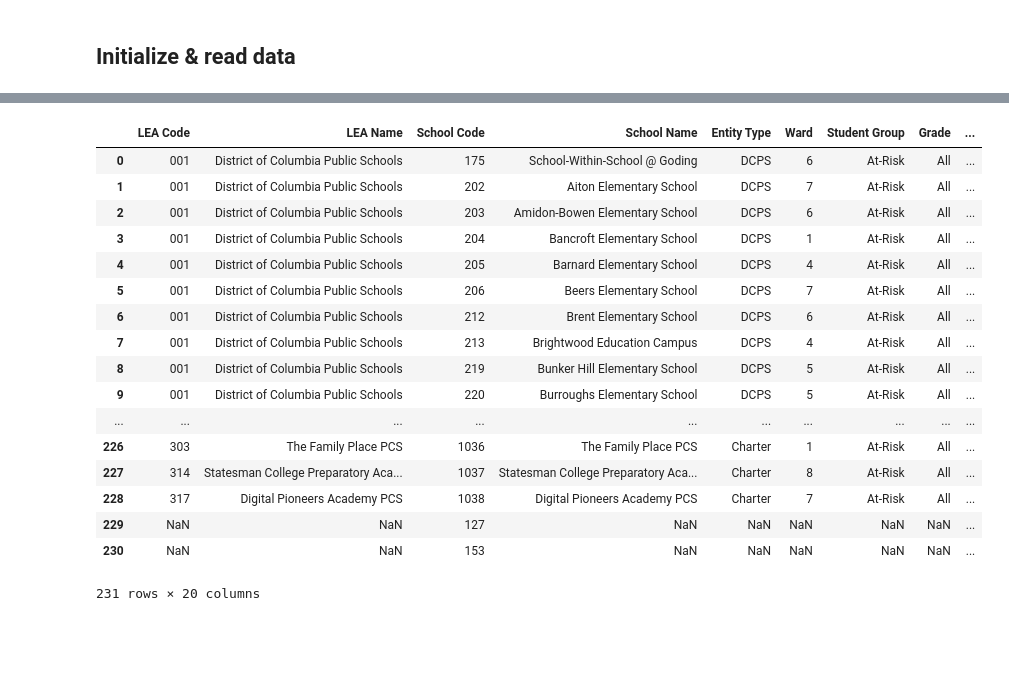
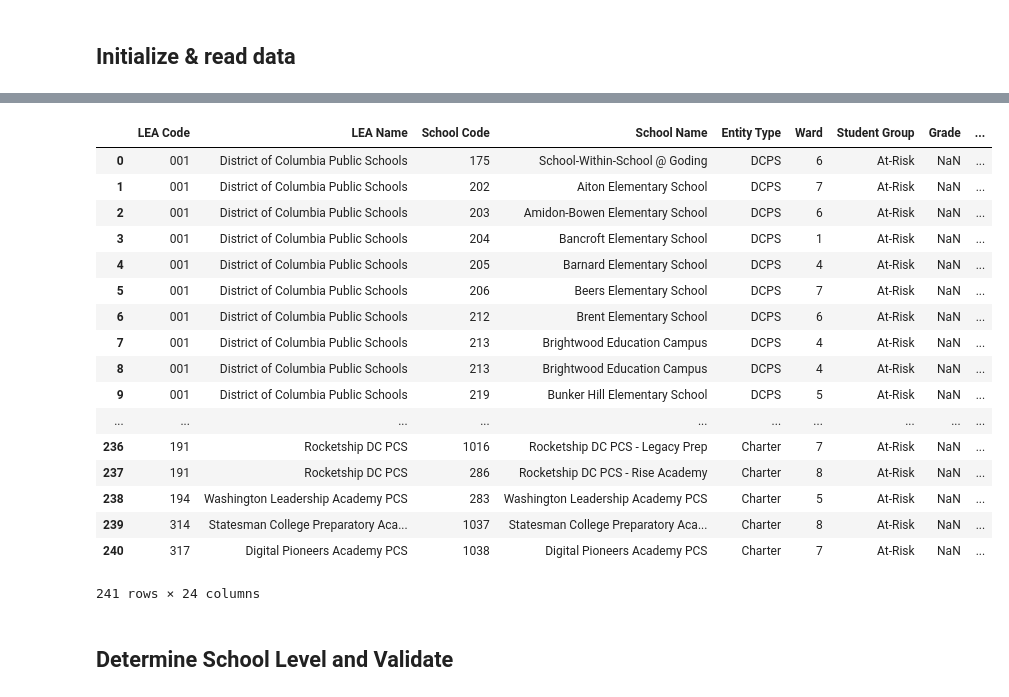
Before and after one commit to comp-strat/edunomics_arrays, a Jupyter notebook: dc_arrays.ipynb, the cells around one changed output, grey strips where cells are left out. Drawn from its saved outputs; the diff is of its cells as text; code cells hidden in the pictures; blank space fills up the shorter version.

```diff
--- a/dc_arrays.ipynb
+++ b/dc_arrays.ipynb
@@ -52,0 +103,5 @@ agg_df.head()
+# %%
+# Make new column with first two words of School Name, for clear naming of visuals
+agg_df["Short Name"] = agg_df["School Name"].apply(
+    lambda x: " ".join(x.split()[:5])) #if not np.isnan(x) else x) #(len(str(x))>0)
+agg_df["Short Name"].head(20)
@@ -52,0 +145,10 @@ agg_df.head()
+# %%
+# Clean and prep framework columns
+frame_df = frame_df[["Accountability Framework", "School Code"]] # keep only relevant columns
+
+frame_df.replace(
+    to_replace = ["Elementary School with Pre-Kindergarten", "Elementary School without Pre-Kindergarten"],
+    value = "Elementary School", inplace=True)
+
+print("Types of Accountability Framework/School Level in cleaned data and their counts:\n",
+      frame_df["Accountability Framework"].value_counts())
@@ -52,0 +194,10 @@ agg_df.head()
+# %%
+# Filter out "All" grades using a whitelist (built into convert_grade() above)
+#gradeslist = ['KG','PK3','PK4','1','2','3','4','5','6','7','8','9','10','11','12','Adult'] + list(range(1,12)) # Define whitelist
+#agg_df = agg_df[agg_df["Grade"].isin(gradeslist)] # Apply whitelist
+
+agg_df["Grade"] = agg_df["Grade"].apply(lambda x: convert_grade(x)) # Convert chars to single numeric scale
+
+#print("Number rows in 'Grade' column after filtering out rows indicating 'All':", str(len(agg_df)))
+print("What 'Grade' column looks like after replacing chars with numeric equivalents:") # removing 'All' and
+agg_df["Grade"].head(20)
@@ -52,0 +223,15 @@ agg_df.head()
+# %%
+# Calculate lowest and highest grades per school via School Code
+#grouped = agg_df[agg_df["Grade"].apply(lambda x: x[0].isdigit())] # Filter by only numeric grades to prep for grouping (done above)
+grouped = agg_df.groupby(by=agg_df["School Code"], axis=0) # Group by school code
+maxgrades = grouped["Grade"].max().rename(columns={"Grade":"Highest Grade"}) # highest grade
+
+mingrades = grouped["Grade"].min().rename(columns={"Grade":"Lowest Grade"}) # lowest grade
+
+print("Number of values for highest grade per school:", len(maxgrades))
+print("What highest grades look like:")
+print(maxgrades.head(10))
+print()
+print("Number of values for lowest grade per school:", len(mingrades))
+print("What highest grades look like:")
+print(mingrades.head(10))
@@ -82,24 +267,29 @@ print(type(agg_df["School Code"].iloc[0]))
 # %%
 # Merge DFs
 exp_df_merged = pd.concat([exp_df1, exp_df2], join="outer") # merge school lists of spending data
-df = pd.merge(agg_df, exp_df_merged, how="outer", on="School Code") # merge spending data into enrollment data
+df = pd.merge(agg_df, exp_df_merged, how="inner", on="School Code") # merge spending data into enrollment data
+df = pd.merge(df, maxgrades.rename("Highest Grade"), how="inner", on="School Code") # merge in max grades
+df = pd.merge(df, mingrades.rename("Lowest Grade"), how="inner", on="School Code") # merge in min grades
+df = pd.merge(df, frame_df, how="inner", on="School Code") # merge in scoring framework (index of grade level)
 df
 # %% [output]
 |  | LEA Code | LEA Name | School Code | School Name | Entity Type | Ward | Student Group | Grade | ... |
-| 0 | 001 | District of Columbia Public Schools | 175 | School-Within-School @ Goding | DCPS | 6 | At-Risk | All | ... |
-| 1 | 001 | District of Columbia Public Schools | 202 | Aiton Elementary School | DCPS | 7 | At-Risk | All | ... |
-| 2 | 001 | District of Columbia Public Schools | 203 | Amidon-Bowen Elementary School | DCPS | 6 | At-Risk | All | ... |
-| 3 | 001 | District of Columbia Public Schools | 204 | Bancroft Elementary School | DCPS | 1 | At-Risk | All | ... |
-| 4 | 001 | District of Columbia Public Schools | 205 | Barnard Elementary School | DCPS | 4 | At-Risk | All | ... |
-| 5 | 001 | District of Columbia Public Schools | 206 | Beers Elementary School | DCPS | 7 | At-Risk | All | ... |
-| 6 | 001 | District of Columbia Public Schools | 212 | Brent Elementary School | DCPS | 6 | At-Risk | All | ... |
-| 7 | 001 | District of Columbia Public Schools | 213 | Brightwood Education Campus | DCPS | 4 | At-Risk | All | ... |
-| 8 | 001 | District of Columbia Public Schools | 219 | Bunker Hill Elementary School | DCPS | 5 | At-Risk | All | ... |
-| 9 | 001 | District of Columbia Public Schools | 220 | Burroughs Elementary School | DCPS | 5 | At-Risk | All | ... |
+| 0 | 001 | District of Columbia Public Schools | 175 | School-Within-School @ Goding | DCPS | 6 | At-Risk | NaN | ... |
+| 1 | 001 | District of Columbia Public Schools | 202 | Aiton Elementary School | DCPS | 7 | At-Risk | NaN | ... |
+| 2 | 001 | District of Columbia Public Schools | 203 | Amidon-Bowen Elementary School | DCPS | 6 | At-Risk | NaN | ... |
+| 3 | 001 | District of Columbia Public Schools | 204 | Bancroft Elementary School | DCPS | 1 | At-Risk | NaN | ... |
+| 4 | 001 | District of Columbia Public Schools | 205 | Barnard Elementary School | DCPS | 4 | At-Risk | NaN | ... |
+| 5 | 001 | District of Columbia Public Schools | 206 | Beers Elementary School | DCPS | 7 | At-Risk | NaN | ... |
+| 6 | 001 | District of Columbia Public Schools | 212 | Brent Elementary School | DCPS | 6 | At-Risk | NaN | ... |
+| 7 | 001 | District of Columbia Public Schools | 213 | Brightwood Education Campus | DCPS | 4 | At-Risk | NaN | ... |
+| 8 | 001 | District of Columbia Public Schools | 213 | Brightwood Education Campus | DCPS | 4 | At-Risk | NaN | ... |
+| 9 | 001 | District of Columbia Public Schools | 219 | Bunker Hill Elementary School | DCPS | 5 | At-Risk | NaN | ... |
 | ... | ... | ... | ... | ... | ... | ... | ... | ... | ... |
-| 226 | 303 | The Family Place PCS | 1036 | The Family Place PCS | Charter | 1 | At-Risk | All | ... |
-| 227 | 314 | Statesman College Preparatory Aca... | 1037 | Statesman College Preparatory Aca... | Charter | 8 | At-Risk | All | ... |
-| 228 | 317 | Digital Pioneers Academy PCS | 1038 | Digital Pioneers Academy PCS | Charter | 7 | At-Risk | All | ... |
-| 229 | NaN | NaN | 127 | NaN | NaN | NaN | NaN | NaN | ... |
-| 230 | NaN | NaN | 153 | NaN | NaN | NaN | NaN | NaN | ... |
+| 236 | 191 | Rocketship DC PCS | 1016 | Rocketship DC PCS - Legacy Prep | Charter | 7 | At-Risk | NaN | ... |
+| 237 | 191 | Rocketship DC PCS | 286 | Rocketship DC PCS - Rise Academy | Charter | 8 | At-Risk | NaN | ... |
+| 238 | 194 | Washington Leadership Academy PCS | 283 | Washington Leadership Academy PCS | Charter | 5 | At-Risk | NaN | ... |
+| 239 | 314 | Statesman College Preparatory Aca... | 1037 | Statesman College Preparatory Aca... | Charter | 8 | At-Risk | NaN | ... |
+| 240 | 317 | Digital Pioneers Academy PCS | 1038 | Digital Pioneers Academy PCS | Charter | 7 | At-Risk | NaN | ... |
-231 rows × 20 columns
+241 rows × 24 columns
+# %% [markdown]
+## Determine School Level and Validate
```
Also changed, not shown: parts of 59 cells of this notebook.
